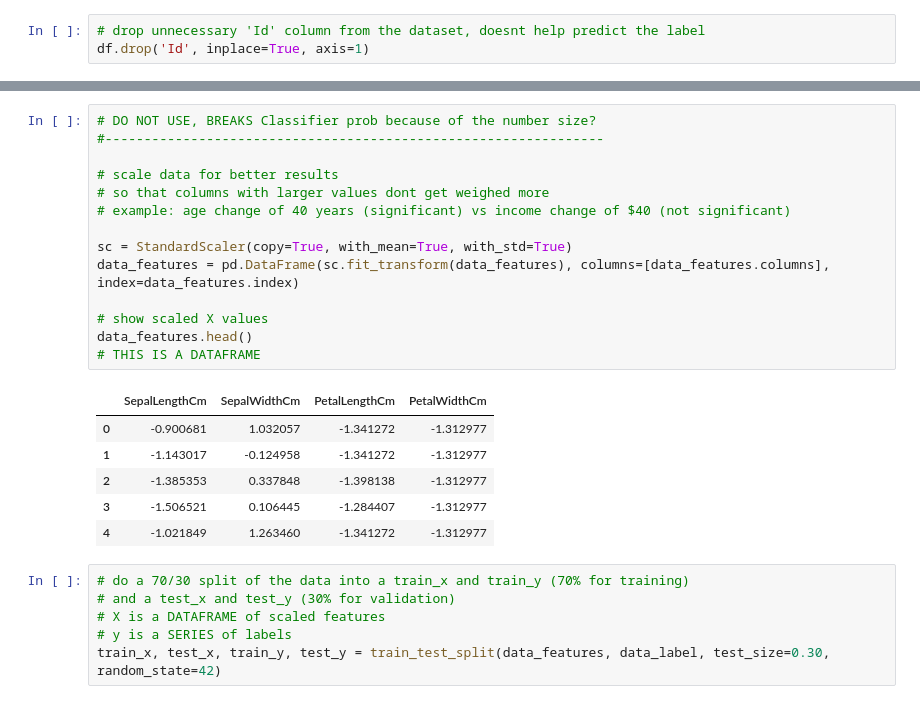
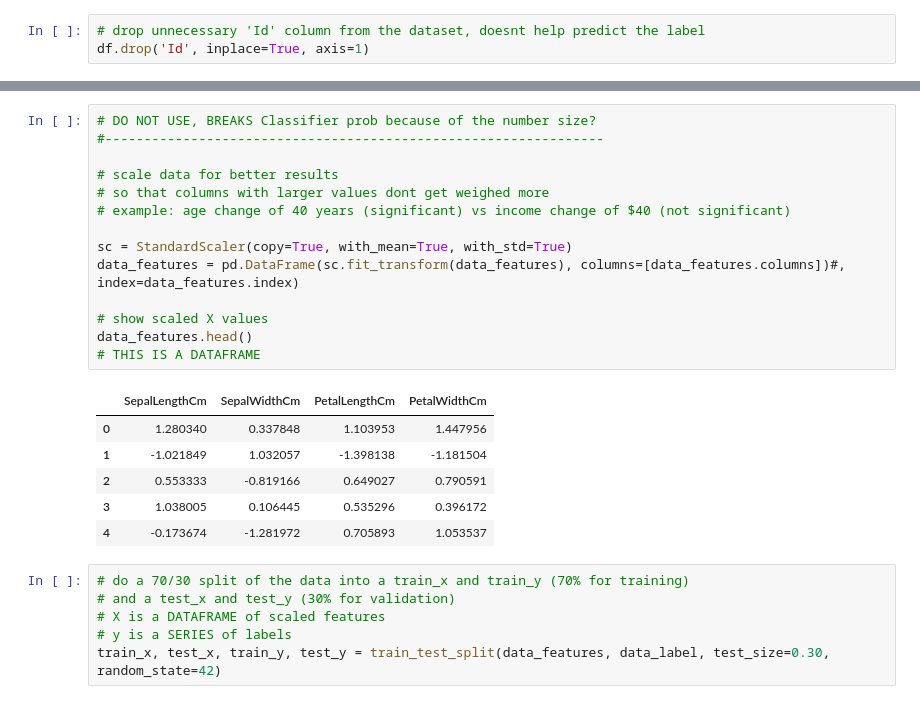
Before and after one commit to contractorwolf/tensorflow-irisdataset, a Jupyter notebook: Iris2.ipynb, the cells around one changed output, grey strips where cells are left out. Saved outputs shown, nothing was run; the diff lists cells and outputs as text.

```diff
--- a/Iris2.ipynb
+++ b/Iris2.ipynb
@@ -109,24 +107,24 @@ data_features.head()
 # %%
 # DO NOT USE, BREAKS Classifier prob because of the number size?
 #----------------------------------------------------------------
 
 # scale data for better results
 # so that columns with larger values dont get weighed more
 # example: age change of 40 years (significant) vs income change of $40 (not significant)
 
 sc = StandardScaler(copy=True, with_mean=True, with_std=True)
-data_features = pd.DataFrame(sc.fit_transform(data_features), columns=[data_features.columns], index=data_features.index)
+data_features = pd.DataFrame(sc.fit_transform(data_features), columns=[data_features.columns])#, index=data_features.index)
 
 # show scaled X values
 data_features.head()
 # THIS IS A DATAFRAME
 # %% [output]
 |  | SepalLengthCm | SepalWidthCm | PetalLengthCm | PetalWidthCm |
-| 0 | -0.900681 | 1.032057 | -1.341272 | -1.312977 |
-| 1 | -1.143017 | -0.124958 | -1.341272 | -1.312977 |
-| 2 | -1.385353 | 0.337848 | -1.398138 | -1.312977 |
-| 3 | -1.506521 | 0.106445 | -1.284407 | -1.312977 |
-| 4 | -1.021849 | 1.263460 | -1.341272 | -1.312977 |
+| 0 | 1.280340 | 0.337848 | 1.103953 | 1.447956 |
+| 1 | -1.021849 | 1.032057 | -1.398138 | -1.181504 |
+| 2 | 0.553333 | -0.819166 | 0.649027 | 0.790591 |
+| 3 | 1.038005 | 0.106445 | 0.535296 | 0.396172 |
+| 4 | -0.173674 | -1.281972 | 0.705893 | 1.053537 |
 # %%
 # do a 70/30 split of the data into a train_x and train_y (70% for training)
 # and a test_x and test_y (30% for validation)
```
Also changed, not shown: parts of 12 cells of this notebook.
